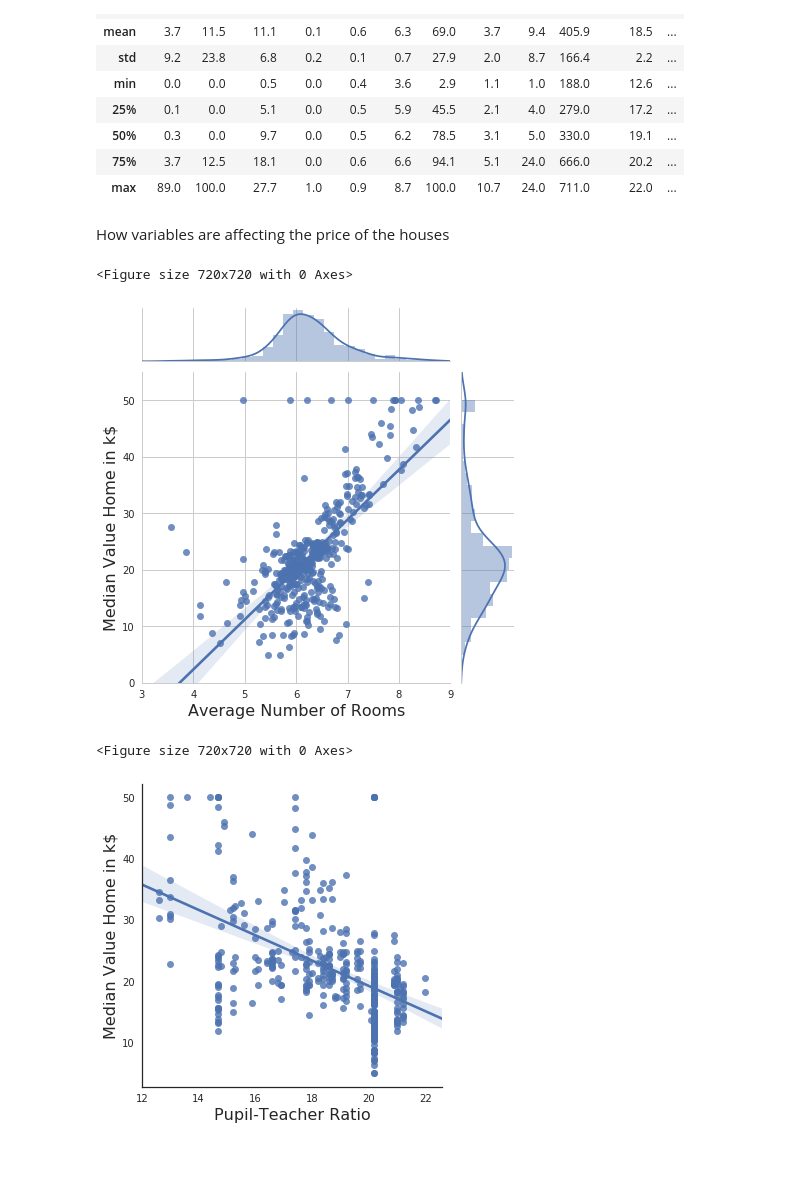
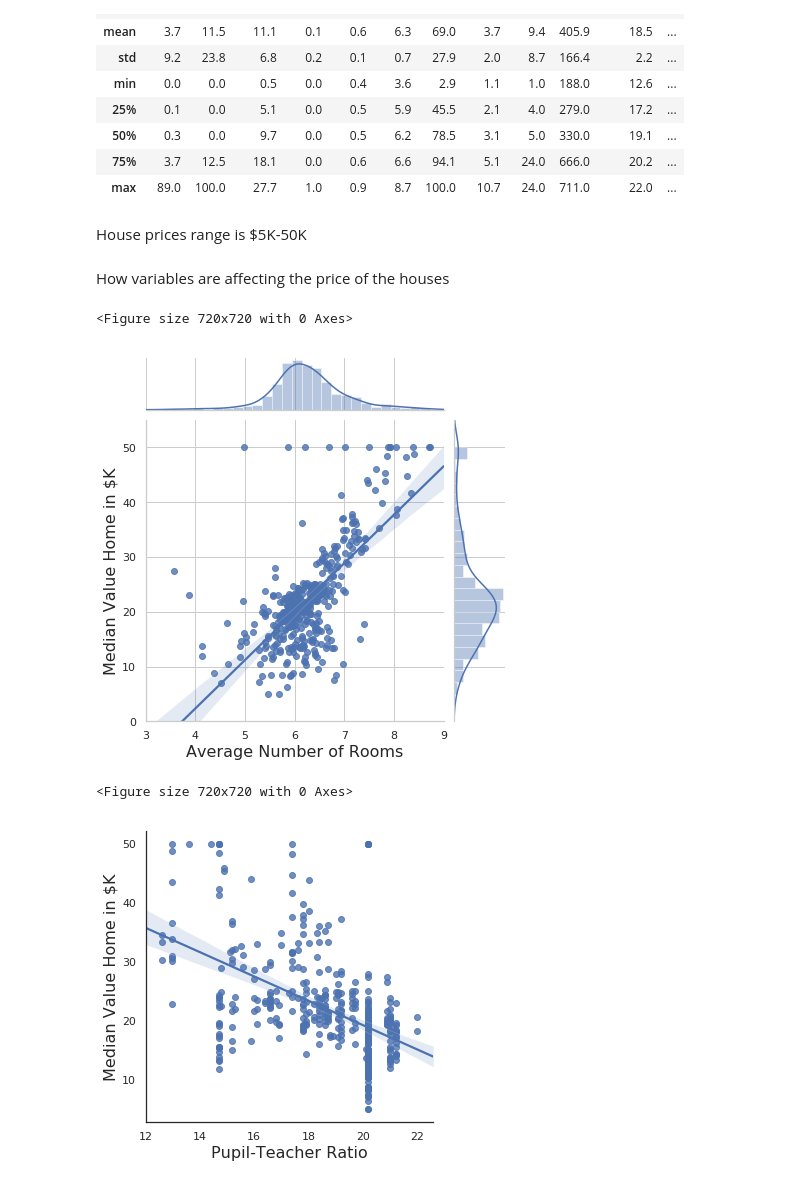
Before and after one commit to alvertogit/datascience, a Jupyter notebook: Boston housing price regression dataset.ipynb, the cells around one changed output. Drawn from its saved outputs; the diff is of its cells as text; code cells hidden in the pictures; blank space fills up the shorter version.

```diff
--- a/Boston housing price regression dataset.ipynb
+++ b/Boston housing price regression dataset.ipynb
@@ -71,28 +70,30 @@ df.describe().round(1)
 | 50% | 0.3 | 0.0 | 9.7 | 0.0 | 0.5 | 6.2 | 78.5 | 3.1 | 5.0 | 330.0 | 19.1 | ... |
 | 75% | 3.7 | 12.5 | 18.1 | 0.0 | 0.6 | 6.6 | 94.1 | 5.1 | 24.0 | 666.0 | 20.2 | ... |
 | max | 89.0 | 100.0 | 27.7 | 1.0 | 0.9 | 8.7 | 100.0 | 10.7 | 24.0 | 711.0 | 22.0 | ... |
+# %% [markdown]
+House prices range is $5K-50K
 # %% [markdown]
 How variables are affecting the price of the houses
 # %%
 sns.set(style="whitegrid")
 plt.figure(figsize=(10,10))
 sns.jointplot("RM", "MEDV", data=df, kind="reg", stat_func=None, xlim=(3, 9), ylim=(0, 55))
-plt.ylabel("Median Value Home in k$", fontsize=16)
+plt.ylabel("Median Value Home in $K", fontsize=16)
 plt.xlabel("Average Number of Rooms", fontsize=16)
 plt.show()
 # %% [output]
 <Figure size 720x720 with 0 Axes>
-[figure, old version]
+[figure, new version]
 # %%
 sns.set(style="white")
 plt.figure(figsize=(10,10))
 sns.lmplot(x="PTRATIO", y="MEDV", data=df)
-plt.ylabel("Median Value Home in k$", fontsize=16)
+plt.ylabel("Median Value Home in $K", fontsize=16)
 plt.xlabel("Pupil-Teacher Ratio", fontsize=16)
 plt.show()
 # %% [output]
 <Figure size 720x720 with 0 Axes>
-[figure, old version]
+[figure, new version]
 # %%
 points = plt.scatter(df["LSTAT"], df["MEDV"],
                      c=df["MEDV"], cmap="Spectral", edgecolors='b') #set style options
```
Also changed, not shown: parts of 25 cells of this notebook.
